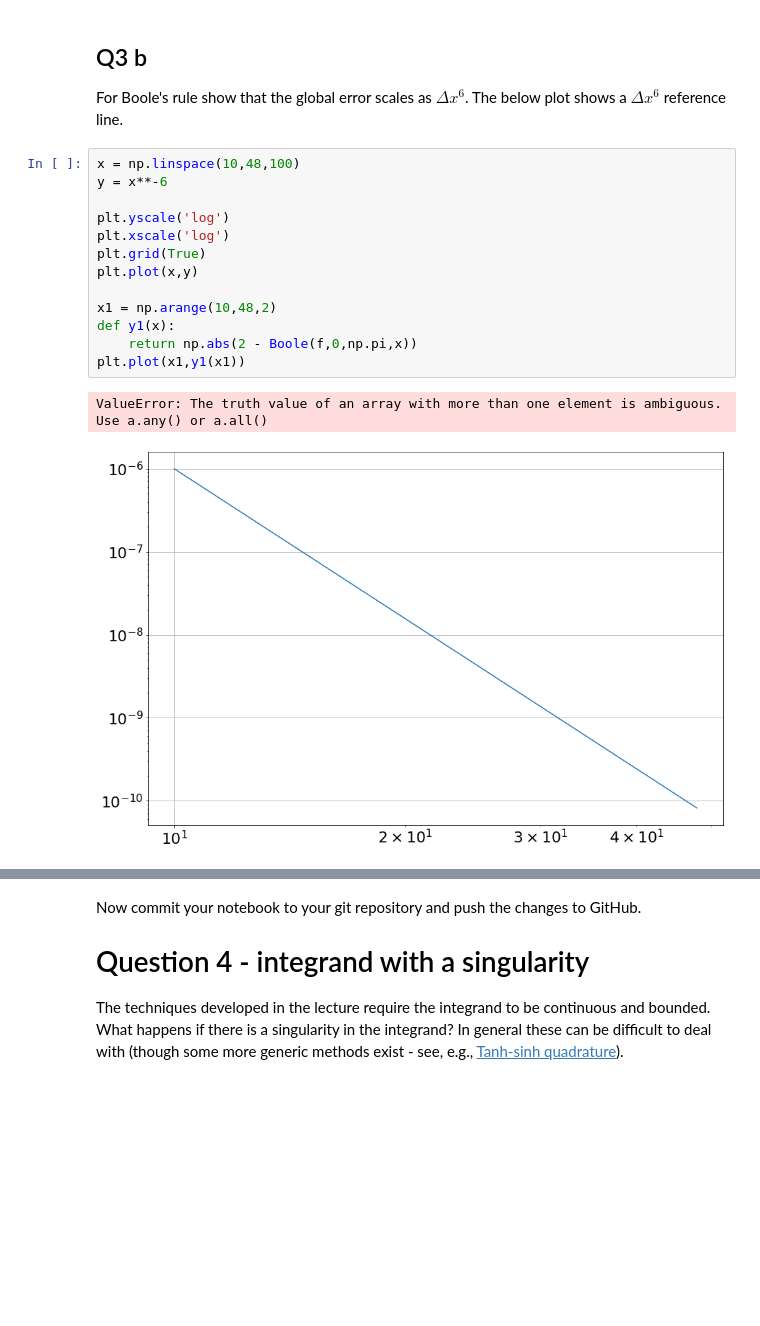
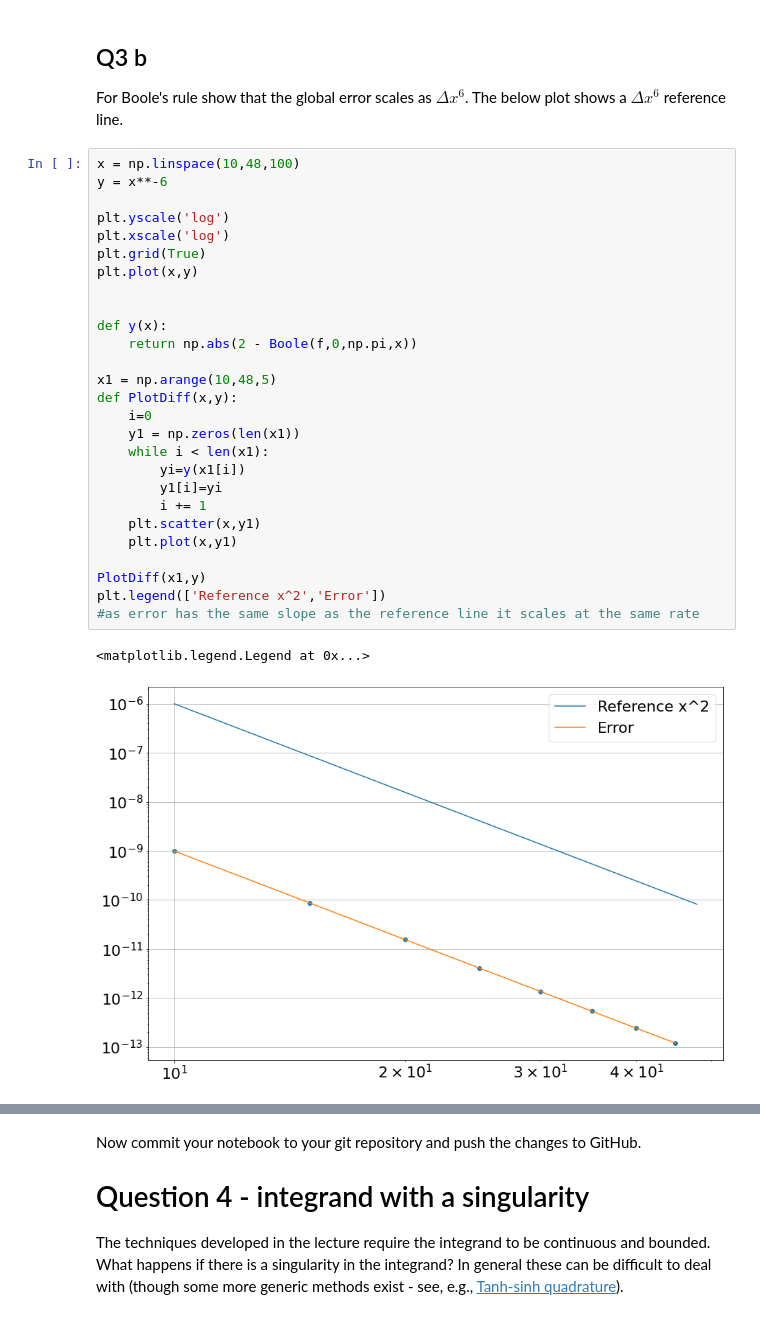
Before and after one commit to odhrandooley/ACM20030-Assignments, a Jupyter notebook: Assignment-4.ipynb, the cells around one changed output, grey strips where cells are left out. Saved outputs shown, nothing was run; the diff lists cells and outputs as text; blank space fills up the shorter version.

```diff
--- a/Assignment-4.ipynb
+++ b/Assignment-4.ipynb
@@ -202,16 +202,30 @@ For Boole's rule show that the global error scales as $\Delta x^6$. The below pl
 # %%
 x = np.linspace(10,48,100)
 y = x**-6
 
 plt.yscale('log')
 plt.xscale('log')
 plt.grid(True)
 plt.plot(x,y)
 
-x1 = np.arange(10,48,2)
-def y1(x):
+
+def y(x):
     return np.abs(2 - Boole(f,0,np.pi,x))
-plt.plot(x1,y1(x1))
+
+x1 = np.arange(10,48,5)
+def PlotDiff(x,y):
+    i=0
+    y1 = np.zeros(len(x1))
+    while i < len(x1):
+        yi=y(x1[i])
+        y1[i]=yi
+        i += 1
+    plt.scatter(x,y1)
+    plt.plot(x,y1)
+
+PlotDiff(x1,y)
+plt.legend(['Reference x^2','Error'])
+#as error has the same slope as the reference line it scales at the same rate
 # %% [output]
-ValueError: The truth value of an array with more than one element is ambiguous. Use a.any() or a.all()
+<matplotlib.legend.Legend at 0x...>
-[figure, old version]
+[figure, new version]
```
Also changed, not shown: parts of 14 cells of this notebook.
